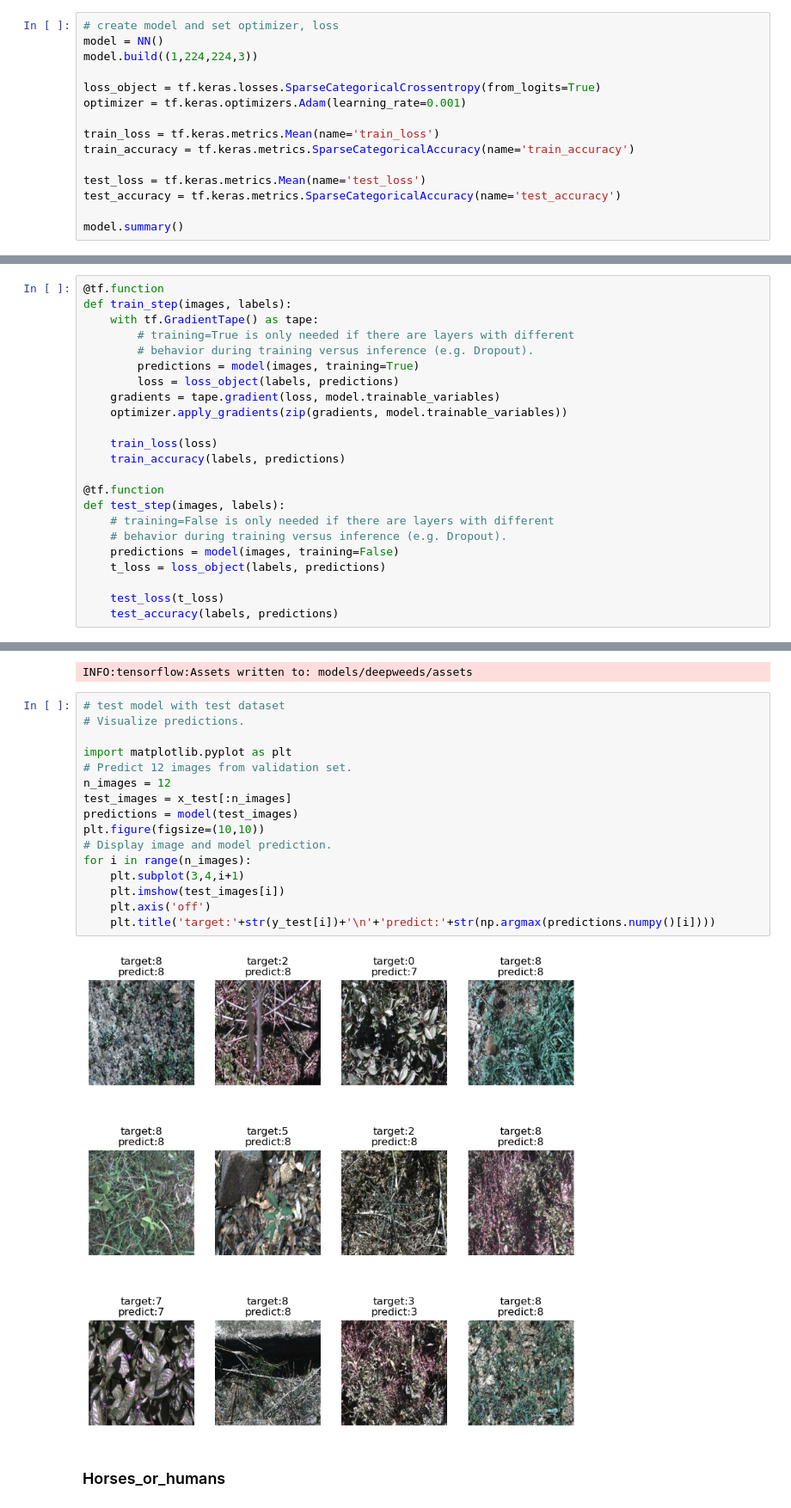
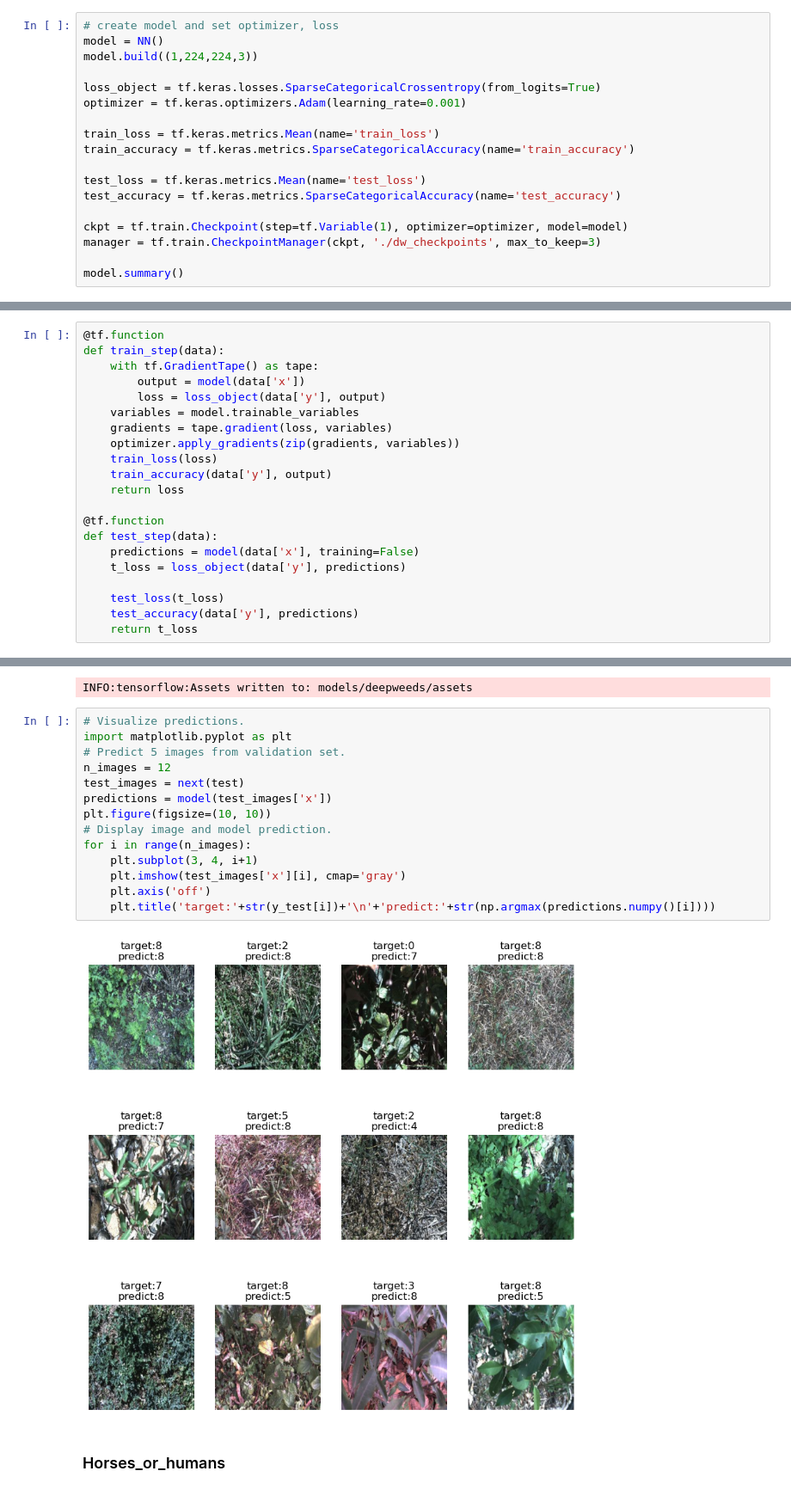
Before and after one commit to shoxa0707/Tensorflow-datasets, a Jupyter notebook: train.ipynb, the cells around one changed output, grey strips where cells are left out. Shown at 86% size. Saved outputs shown, nothing was run; the diff lists cells and outputs as text.

```diff
--- a/train.ipynb
+++ b/train.ipynb
@@ -304,5 +290,8 @@ train_accuracy = tf.keras.metrics.SparseCategoricalAccuracy(name='train_accuracy
 test_loss = tf.keras.metrics.Mean(name='test_loss')
 test_accuracy = tf.keras.metrics.SparseCategoricalAccuracy(name='test_accuracy')
 
+ckpt = tf.train.Checkpoint(step=tf.Variable(1), optimizer=optimizer, model=model)
+manager = tf.train.CheckpointManager(ckpt, './dw_checkpoints', max_to_keep=3)
+
 model.summary()
 # %% [output]
@@ -328,25 +317,23 @@ Non-trainable params: 23,587,712
 _________________________________________________________________
 # %%
 @tf.function
-def train_step(images, labels):
+def train_step(data):
     with tf.GradientTape() as tape:
-        # training=True is only needed if there are layers with different
-        # behavior during training versus inference (e.g. Dropout).
-        predictions = model(images, training=True)
-        loss = loss_object(labels, predictions)
-    gradients = tape.gradient(loss, model.trainable_variables)
-    optimizer.apply_gradients(zip(gradients, model.trainable_variables))
-
+        output = model(data['x'])
+        loss = loss_object(data['y'], output)
+    variables = model.trainable_variables
+    gradients = tape.gradient(loss, variables)
+    optimizer.apply_gradients(zip(gradients, variables))
     train_loss(loss)
-    train_accuracy(labels, predictions)
+    train_accuracy(data['y'], output)
+    return loss
 
 @tf.function
-def test_step(images, labels):
-    # training=False is only needed if there are layers with different
-    # behavior during training versus inference (e.g. Dropout).
-    predictions = model(images, training=False)
-    t_loss = loss_object(labels, predictions)
+def test_step(data):
+    predictions = model(data['x'], training=False)
+    t_loss = loss_object(data['y'], predictions)
 
     test_loss(t_loss)
-    test_accuracy(labels, predictions)
+    test_accuracy(data['y'], predictions)
+    return t_loss
 # %%
@@ -399,23 +392,21 @@ WARNING:absl:Found untraced functions such as _jit_compiled_convolution_op, _jit
 INFO:tensorflow:Assets written to: models/deepweeds/assets
 INFO:tensorflow:Assets written to: models/deepweeds/assets
 # %%
-# test model with test dataset
 # Visualize predictions.
-
 import matplotlib.pyplot as plt
-# Predict 12 images from validation set.
+# Predict 5 images from validation set.
 n_images = 12
-test_images = x_test[:n_images]
-predictions = model(test_images)
-plt.figure(figsize=(10,10))
+test_images = next(test)
+predictions = model(test_images['x'])
+plt.figure(figsize=(10, 10))
 # Display image and model prediction.
 for i in range(n_images):
-    plt.subplot(3,4,i+1)
-    plt.imshow(test_images[i])
+    plt.subplot(3, 4, i+1)
+    plt.imshow(test_images['x'][i], cmap='gray')
     plt.axis('off')
     plt.title('target:'+str(y_test[i])+'\n'+'predict:'+str(np.argmax(predictions.numpy()[i])))
 # %% [output]
-[figure, old version]
+[figure, new version]
 # %% [markdown]
 ### Horses_or_humans
 # %%
```
Also changed, not shown: parts of 31 cells of this notebook.
